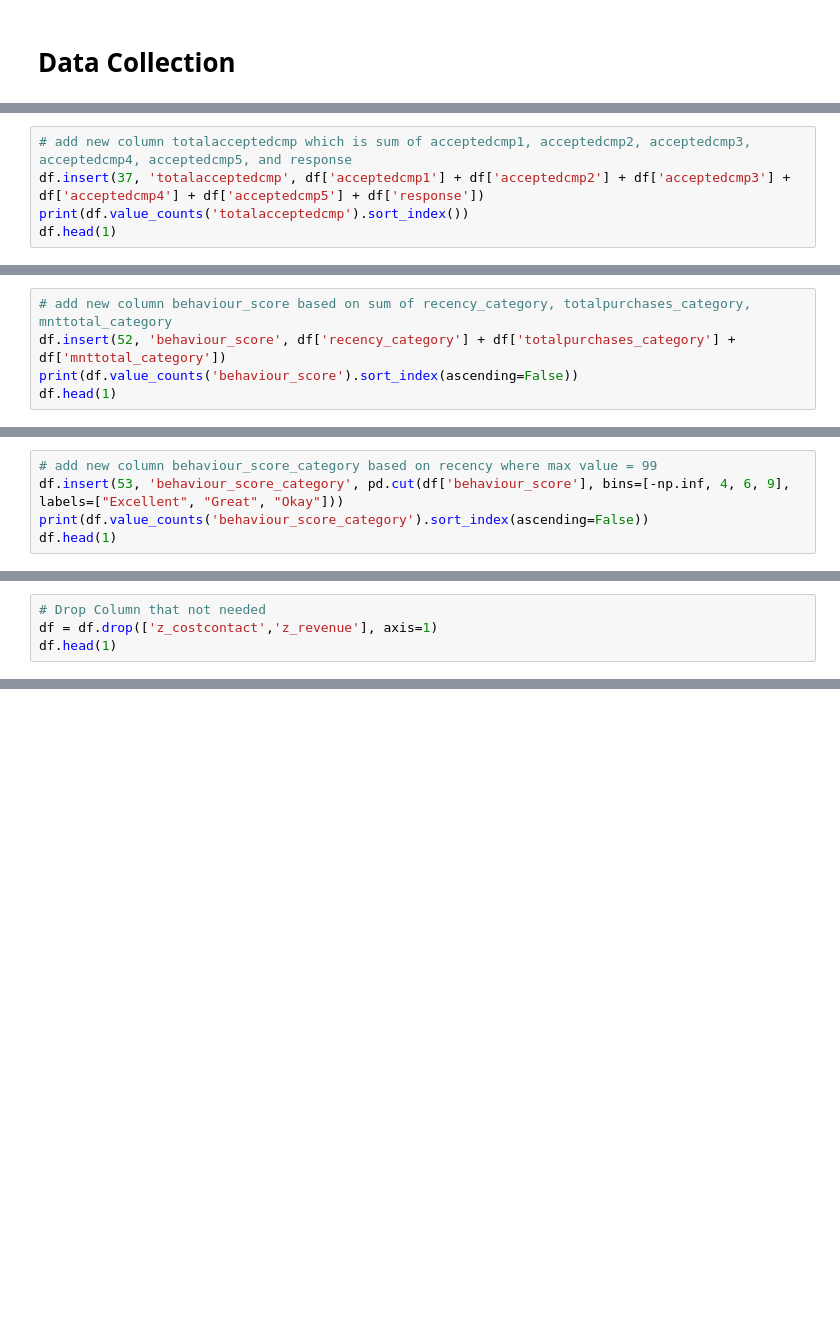
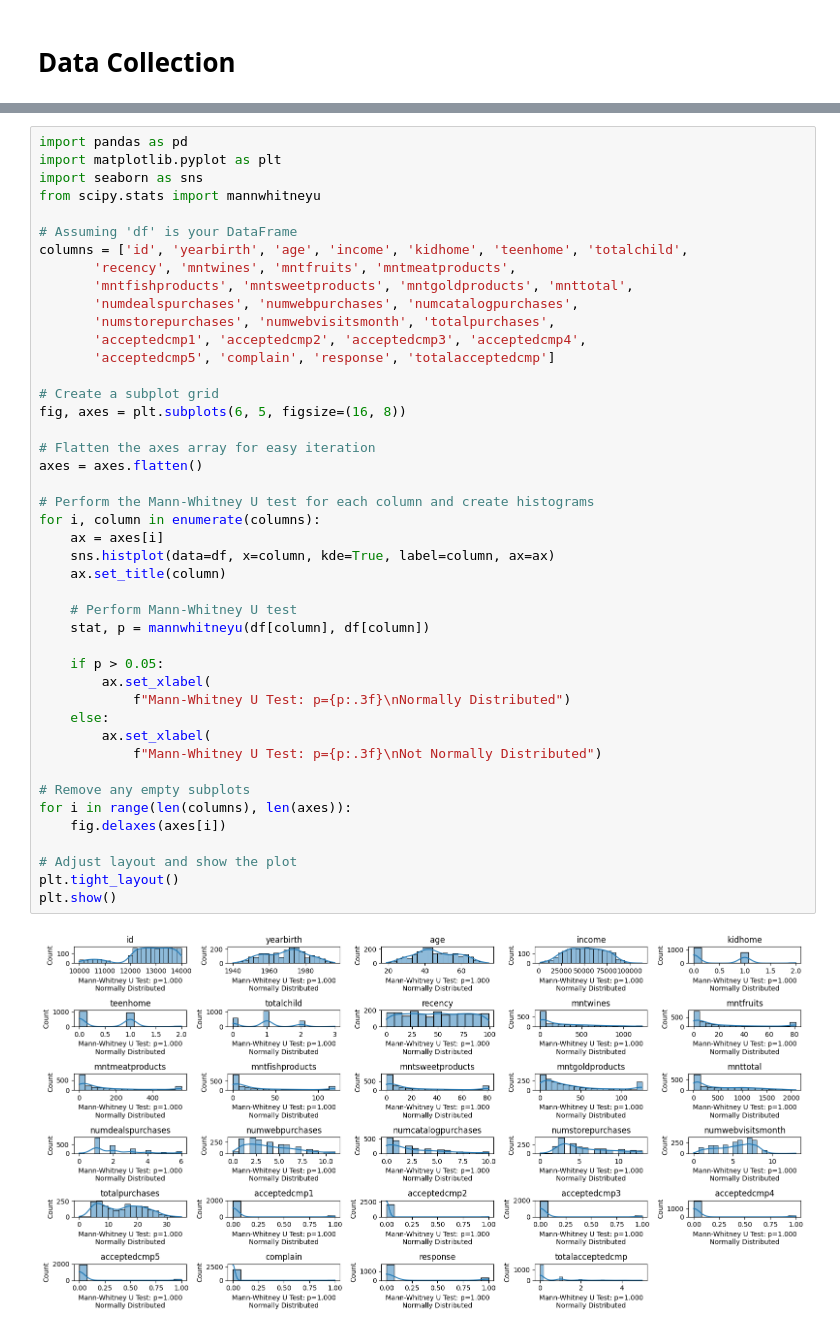
Before and after one commit to davidinations/SupermarketDataScience, a Jupyter notebook: Analysis.ipynb, the cells around one changed output, grey strips where cells are left out. Drawn from its saved outputs; the diff is of its cells as text; blank space fills up the shorter version.

```diff
--- a/Analysis.ipynb
+++ b/Analysis.ipynb
@@ -357,5 +207,0 @@ Name: count, dtype: int64
-# %%
-# add new column totalacceptedcmp which is sum of acceptedcmp1, acceptedcmp2, acceptedcmp3, acceptedcmp4, acceptedcmp5, and response
-df.insert(37, 'totalacceptedcmp', df['acceptedcmp1'] + df['acceptedcmp2'] + df['acceptedcmp3'] + df['acceptedcmp4'] + df['acceptedcmp5'] + df['response'])
-print(df.value_counts('totalacceptedcmp').sort_index())
-df.head(1)
@@ -598,5 +207,0 @@ Name: count, dtype: int64
-# %%
-# add new column behaviour_score based on sum of recency_category, totalpurchases_category, mnttotal_category
-df.insert(52, 'behaviour_score', df['recency_category'] + df['totalpurchases_category'] + df['mnttotal_category'])
-print(df.value_counts('behaviour_score').sort_index(ascending=False))
-df.head(1)
@@ -615,5 +207,0 @@ Name: count, dtype: int64
-# %%
-# add new column behaviour_score_category based on recency where max value = 99
-df.insert(53, 'behaviour_score_category', pd.cut(df['behaviour_score'], bins=[-np.inf, 4, 6, 9], labels=["Excellent", "Great", "Okay"]))
-print(df.value_counts('behaviour_score_category').sort_index(ascending=False))
-df.head(1)
@@ -639,4 +207,0 @@ df.head(1)
-# %%
-# Drop Column that not needed
-df = df.drop(['z_costcontact','z_revenue'], axis=1)
-df.head(1)
@@ -753,0 +229,46 @@ sdasdasdadasd
+# %%
+import pandas as pd
+import matplotlib.pyplot as plt
+import seaborn as sns
+from scipy.stats import mannwhitneyu
+
+# Assuming 'df' is your DataFrame
+columns = ['id', 'yearbirth', 'age', 'income', 'kidhome', 'teenhome', 'totalchild',
+       'recency', 'mntwines', 'mntfruits', 'mntmeatproducts',
+       'mntfishproducts', 'mntsweetproducts', 'mntgoldproducts', 'mnttotal',
+       'numdealspurchases', 'numwebpurchases', 'numcatalogpurchases',
+       'numstorepurchases', 'numwebvisitsmonth', 'totalpurchases',
+       'acceptedcmp1', 'acceptedcmp2', 'acceptedcmp3', 'acceptedcmp4',
+       'acceptedcmp5', 'complain', 'response', 'totalacceptedcmp']
+
+# Create a subplot grid
+fig, axes = plt.subplots(6, 5, figsize=(16, 8))
+
+# Flatten the axes array for easy iteration
+axes = axes.flatten()
+
+# Perform the Mann-Whitney U test for each column and create histograms
+for i, column in enumerate(columns):
+    ax = axes[i]
+    sns.histplot(data=df, x=column, kde=True, label=column, ax=ax)
+    ax.set_title(column)
+
+    # Perform Mann-Whitney U test
+    stat, p = mannwhitneyu(df[column], df[column])
+
+    if p > 0.05:
+        ax.set_xlabel(
+            f"Mann-Whitney U Test: p={p:.3f}\nNormally Distributed")
+    else:
+        ax.set_xlabel(
+            f"Mann-Whitney U Test: p={p:.3f}\nNot Normally Distributed")
+
+# Remove any empty subplots
+for i in range(len(columns), len(axes)):
+    fig.delaxes(axes[i])
+
+# Adjust layout and show the plot
+plt.tight_layout()
+plt.show()
+# %% [output]
+[figure, added]
```
Also changed, not shown: parts of 133 cells of this notebook, 4 other files.
